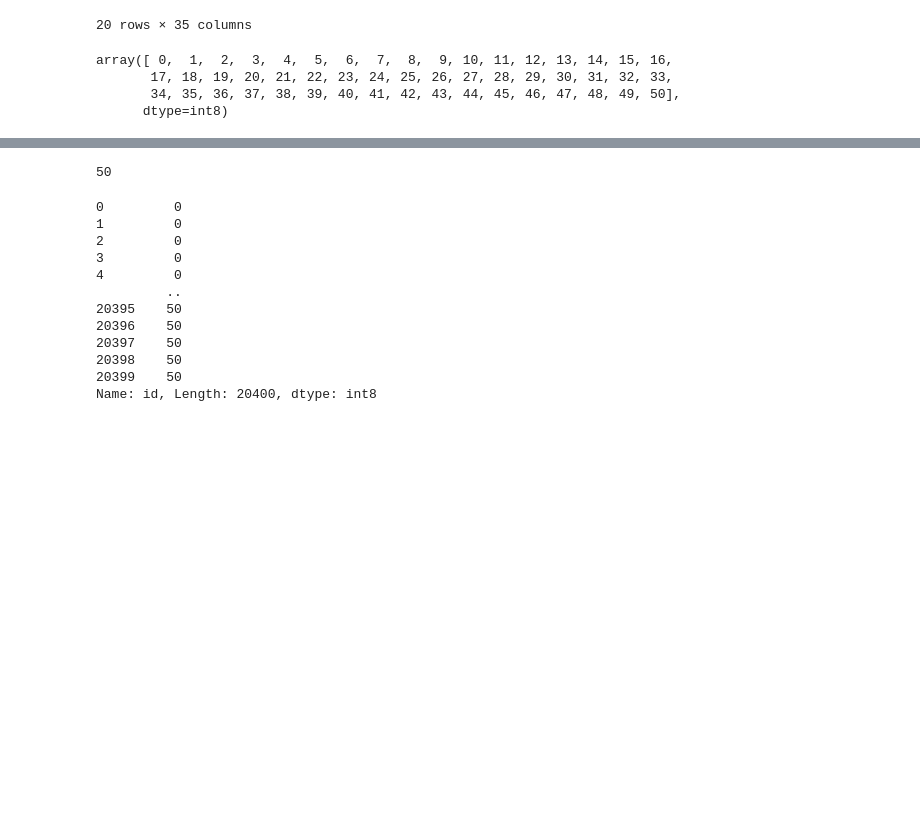
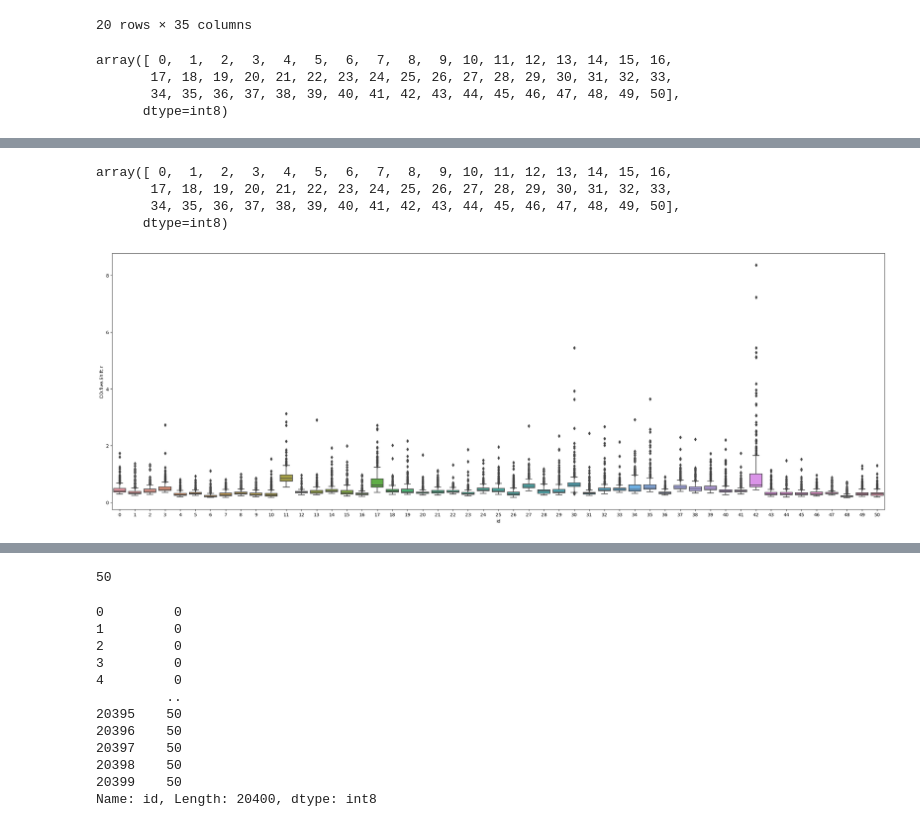
Before and after one commit to JoelPoah/KeystrokeBio, a Jupyter notebook: keystroke.ipynb, the cells around one changed output, grey strips where cells are left out. Cells and saved outputs as stored; diff of their text form; code cells hidden in the pictures; blank space fills up the shorter version.

```diff
--- a/keystroke.ipynb
+++ b/keystroke.ipynb
@@ -114,0 +125,16 @@ array([ 0,  1,  2,  3,  4,  5,  6,  7,  8,  9, 10, 11, 12, 13, 14, 15, 16,
+# %%
+df['id'].unique()
+# %% [output]
+array([ 0,  1,  2,  3,  4,  5,  6,  7,  8,  9, 10, 11, 12, 13, 14, 15, 16,
+       17, 18, 19, 20, 21, 22, 23, 24, 25, 26, 27, 28, 29, 30, 31, 32, 33,
+       34, 35, 36, 37, 38, 39, 40, 41, 42, 43, 44, 45, 46, 47, 48, 49, 50],
+      dtype=int8)
+# %%
+# plot box plot for 'DD.five.Shift.R' column
+#increase the size of the plot
+plt.figure(figsize=(30,10))
+
+sns.boxplot(x='id', y='DD.five.Shift.r', data=df)
+plt.show()
+# %% [output]
+[figure, added]
```
Also changed, not shown: parts of 6 cells of this notebook, 4 other files.
